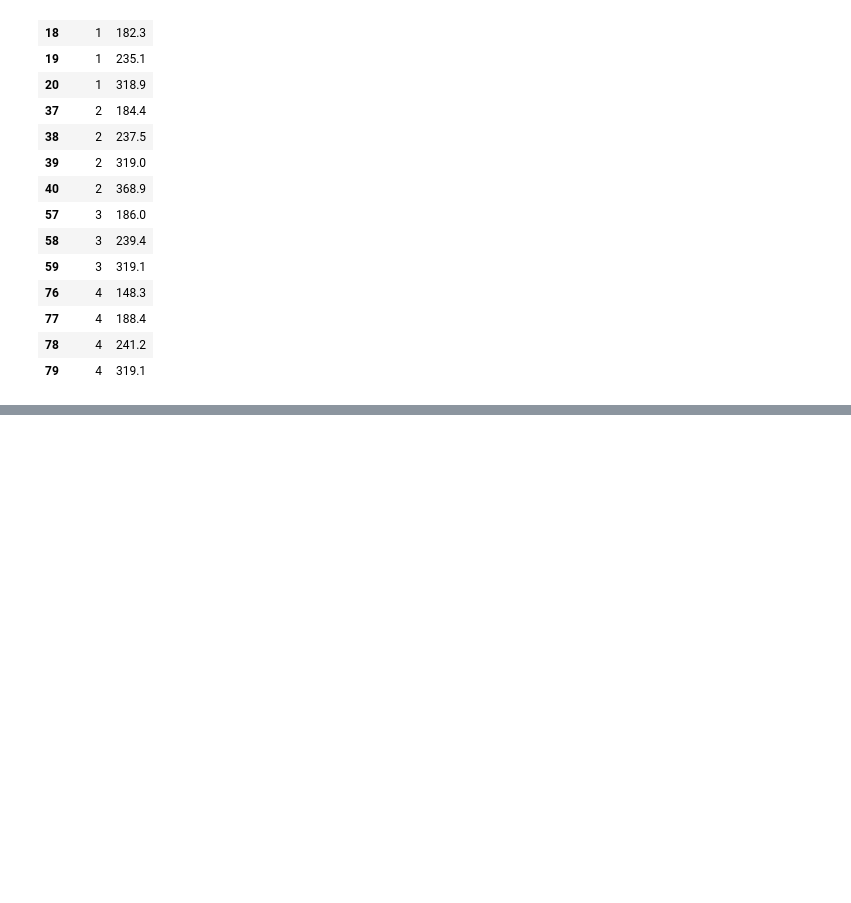
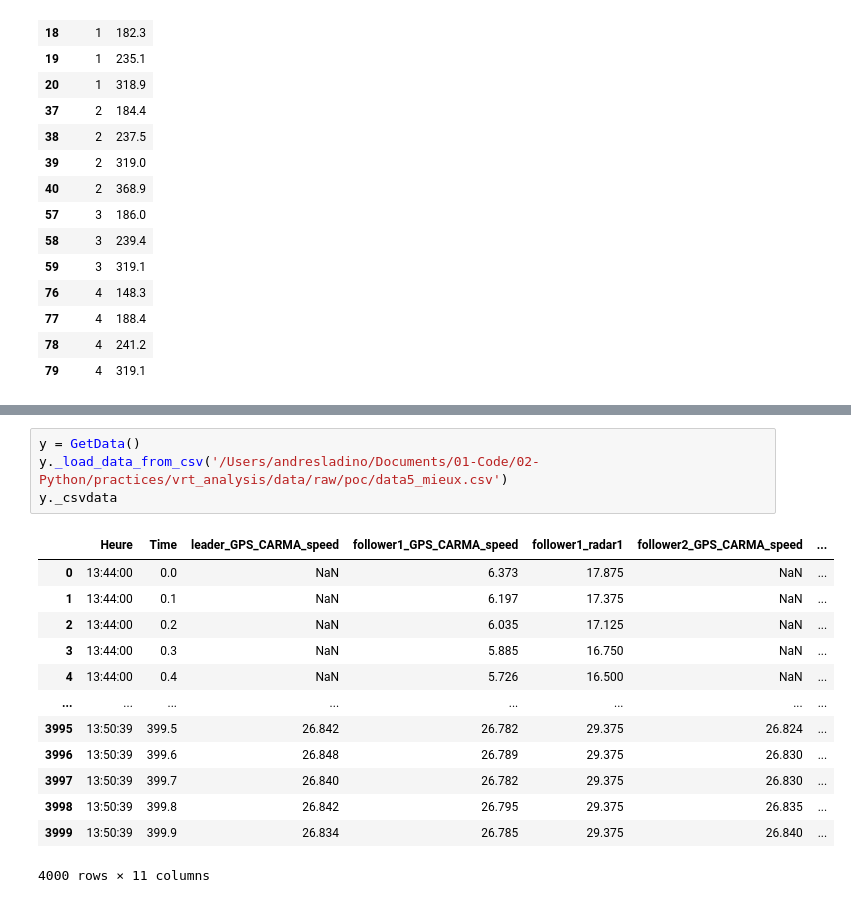
Before and after one commit to licit-lab/vrt_analysis, a Jupyter notebook: CarmaEDA.ipynb, the cells around one changed output, grey strips where cells are left out. Cells and saved outputs as stored; diff of their text form; blank space fills up the shorter version.

```diff
--- a/CarmaEDA.ipynb
+++ b/CarmaEDA.ipynb
@@ -41,0 +107,18 @@ experiment._transitiontimes
+# %%
+y = GetData()
+y._load_data_from_csv('/Users/andresladino/Documents/01-Code/02-Python/practices/vrt_analysis/data/raw/poc/data5_mieux.csv')
+y._csvdata
+# %% [output]
+|  | Heure | Time | leader_GPS_CARMA_speed | follower1_GPS_CARMA_speed | follower1_radar1 | follower2_GPS_CARMA_speed | ... |
+| 0 | 13:44:00 | 0.0 | NaN | 6.373 | 17.875 | NaN | ... |
+| 1 | 13:44:00 | 0.1 | NaN | 6.197 | 17.375 | NaN | ... |
+| 2 | 13:44:00 | 0.2 | NaN | 6.035 | 17.125 | NaN | ... |
+| 3 | 13:44:00 | 0.3 | NaN | 5.885 | 16.750 | NaN | ... |
+| 4 | 13:44:00 | 0.4 | NaN | 5.726 | 16.500 | NaN | ... |
+| ... | ... | ... | ... | ... | ... | ... | ... |
+| 3995 | 13:50:39 | 399.5 | 26.842 | 26.782 | 29.375 | 26.824 | ... |
+| 3996 | 13:50:39 | 399.6 | 26.848 | 26.789 | 29.375 | 26.830 | ... |
+| 3997 | 13:50:39 | 399.7 | 26.840 | 26.782 | 29.375 | 26.830 | ... |
+| 3998 | 13:50:39 | 399.8 | 26.842 | 26.795 | 29.375 | 26.835 | ... |
+| 3999 | 13:50:39 | 399.9 | 26.834 | 26.785 | 29.375 | 26.840 | ... |
+4000 rows × 11 columns
```
Also changed, not shown: parts of 7 cells of this notebook, 19 other files.
